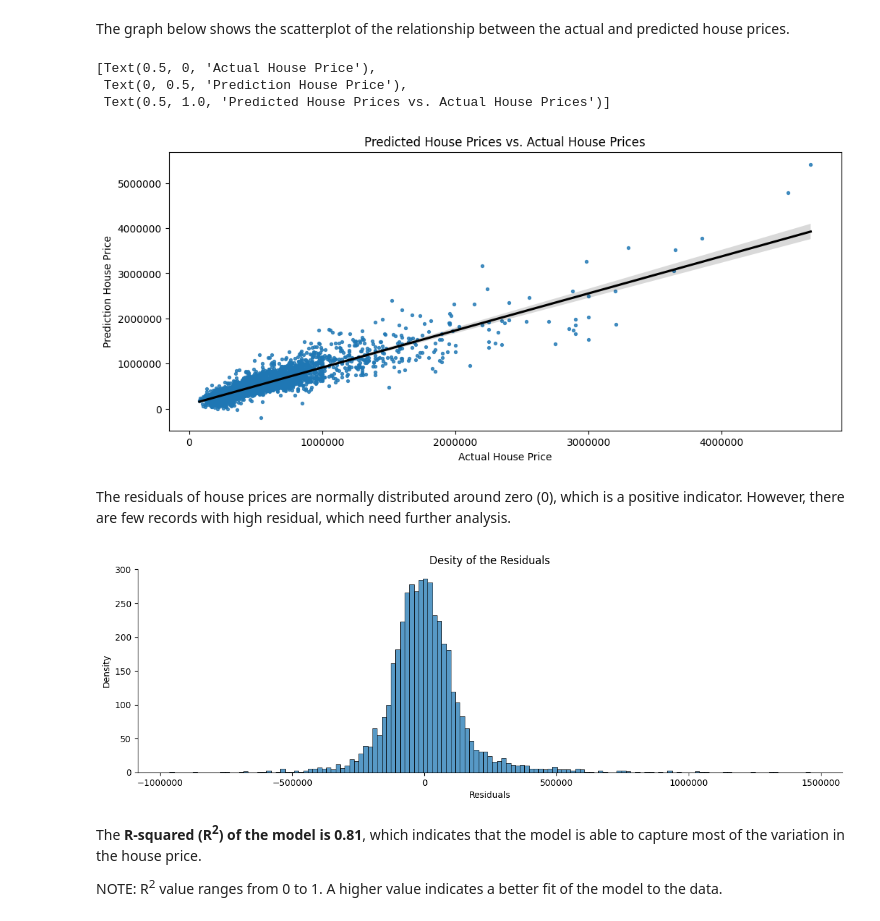
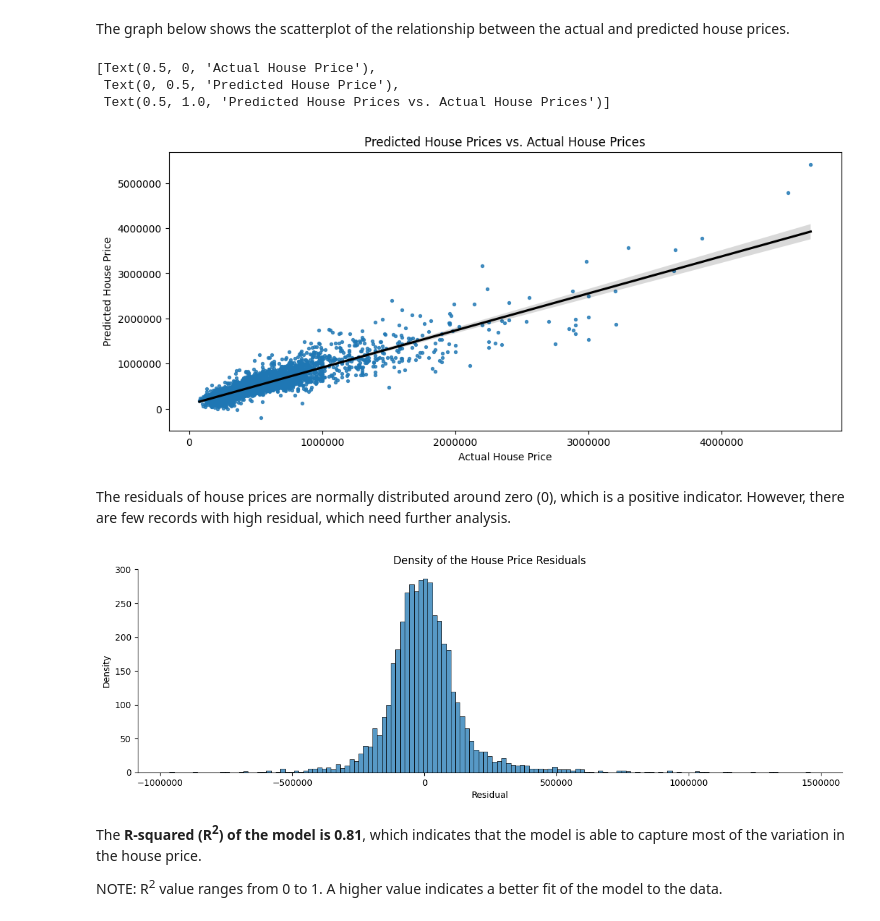
Before and after one commit to abccastro/House-Price-Prediction-using-Polynomial-Regression, a Jupyter notebook: House Price Prediction/House Price Prediction (King County, USA).ipynb, the cells around one changed output. Drawn from its saved outputs; the diff is of its cells as text; code cells hidden in the pictures.

```diff
--- a/House Price Prediction/House Price Prediction (King County, USA).ipynb
+++ b/House Price Prediction/House Price Prediction (King County, USA).ipynb
@@ -328,10 +329,10 @@ y_predict = model.predict(X_test)
 plt.figure(figsize=(12, 5))
 plt.ticklabel_format(style='plain')
 ax = sns.regplot(x=y_test, y=y_predict, line_kws={"color": "black"}, scatter_kws={'s': 8})
-ax.set(xlabel ="Actual House Price", ylabel = "Prediction House Price", title="Predicted House Prices vs. Actual House Prices")
+ax.set(xlabel ="Actual House Price", ylabel = "Predicted House Price", title="Predicted House Prices vs. Actual House Prices")
 # %% [output]
 [Text(0.5, 0, 'Actual House Price'),
- Text(0, 0.5, 'Prediction House Price'),
+ Text(0, 0.5, 'Predicted House Price'),
  Text(0.5, 1.0, 'Predicted House Prices vs. Actual House Prices')]
 [figure]
 # %% [markdown]
@@ -339,12 +340,12 @@ The residuals of house prices are normally distributed around zero (0), which is
 # %%
 residual = y_test - y_predict
 
 ax = sns.displot(residual, kind='hist', height=4, aspect=3)
-ax.set(xlabel ="Residuals", ylabel = "Density", title ='Desity of the Residuals')
+ax.set(xlabel ="Residual", ylabel = "Density", title ='Density of the House Price Residuals')
 
 plt.ticklabel_format(style='plain', axis='x')
 # %% [output]
-[figure, old version]
+[figure, new version]
 # %% [markdown]
 The <b>R-squared (R<sup>2</sup>) of the model is 0.81</b>, which indicates that the model is able to capture most of the variation in the house price.
 
```
Also changed, not shown: parts of 4 cells of this notebook.
